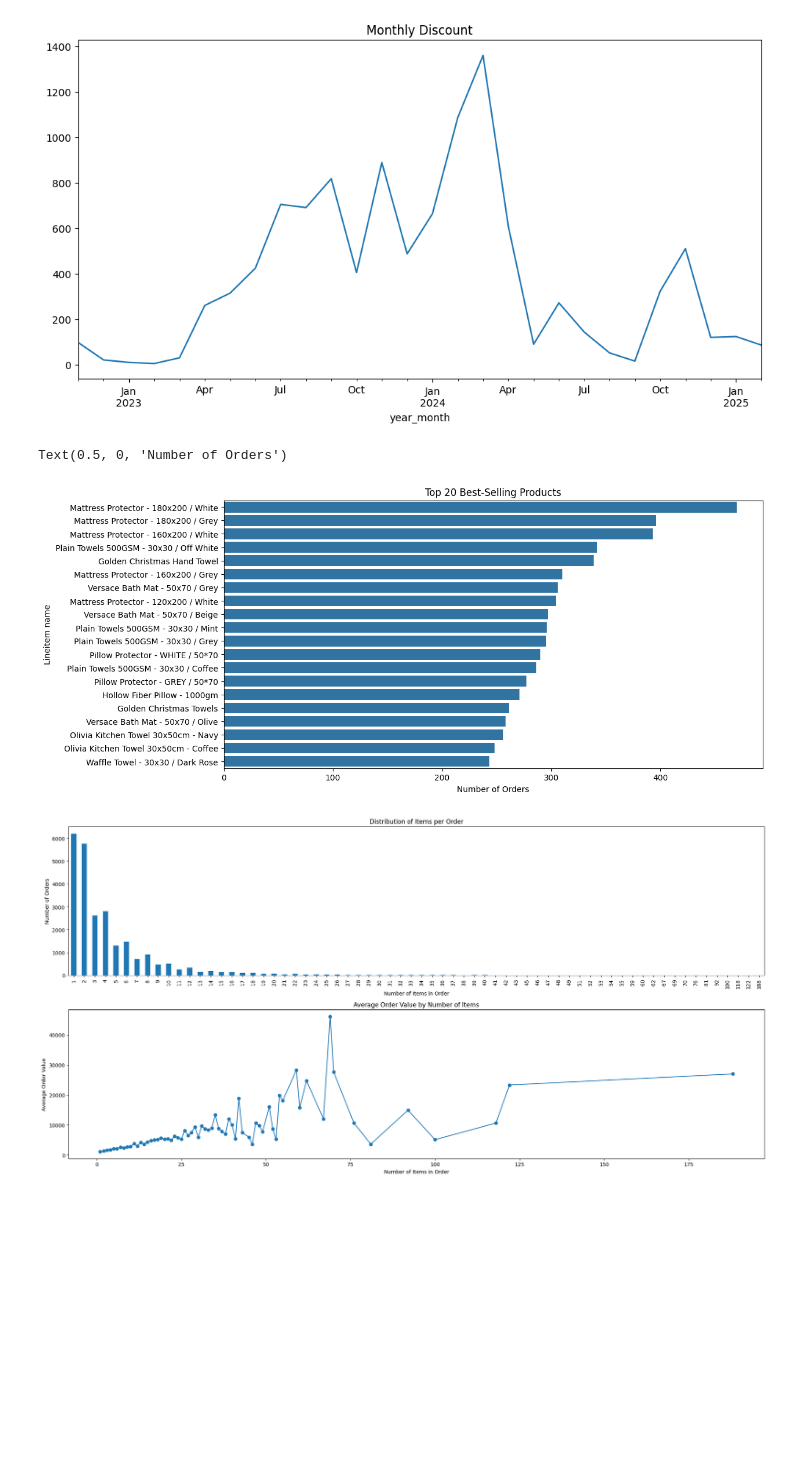
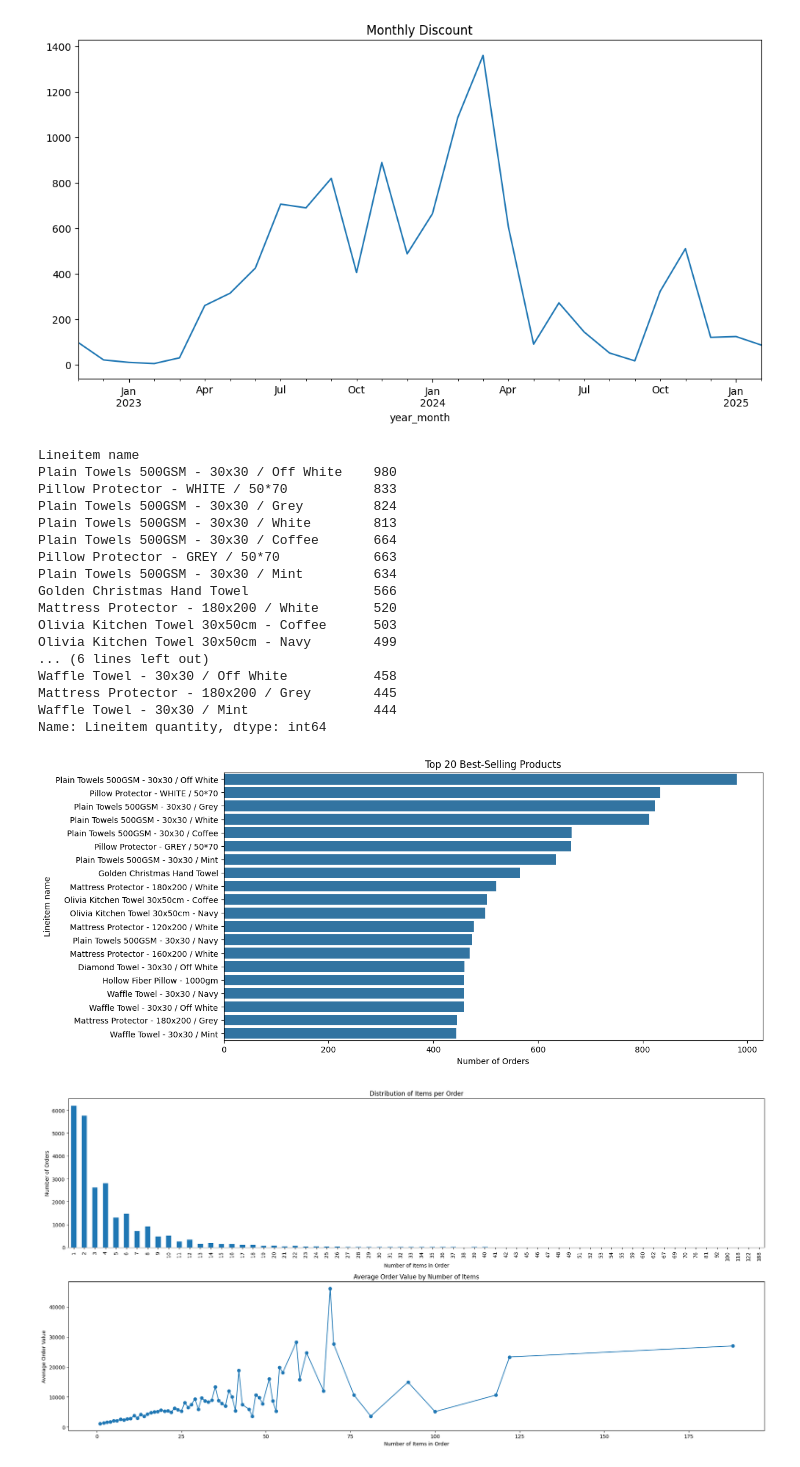
Before and after one commit to orchidhazemm/SalesForecasting_DemandPrediction, a Jupyter notebook: MC_EDA/EDA.ipynb, the cells around one changed output. Saved outputs shown, nothing was run; the diff lists cells and outputs as text; code cells hidden in the pictures; blank space fills up the shorter version.

```diff
--- a/MC_EDA/EDA.ipynb
+++ b/MC_EDA/EDA.ipynb
@@ -15,7 +16,7 @@ def count_items_in_order(lineitem_Qty):
 def get_holiday_name(date):
     return eg_holidays.get(date)
 # %%
-df = pd.read_csv('depi2_grouped.csv')
+df = pd.read_csv('depi_grouped.csv')
 # %% [markdown]
 # UNDERSTANDING THE DATA
 # %%
@@ -114,9 +116,11 @@ df.describe()
 | 75% | 2200.000000 | 60.000000 | 2230.000000 | 400.000000 | 0.000000 |
 | max | 54091.000000 | 703.000000 | 54091.000000 | 55837.340000 | 10150.000000 |
 # %%
-df['Created at'] = pd.to_datetime(df['Created at'])
+# df2 = pd.read
+df['Created at'] = pd.to_datetime(df['Created at'],format='%Y-%m-%d %H:%M:%S %z',utc=True)
+df['Created at'] = df['Created at'].dt.tz_convert(timezone('Etc/GMT-2'))
 
-
+df['hour'] = df['Created at'].dt.hour
 df['month'] = df['Created at'].dt.month
 
 df['day_of_week'] = df['Created at'].dt.day_name()
@@ -142,6 +146,7 @@ df['Lineitem price'] = df['Lineitem price'].str.split(',').apply(lambda x: [floa
 df['Lineitem name'] = df['Lineitem name'].str.split(',').apply(lambda x: [item.strip() for item in x])
 df['Lineitem quantity'] = df['Lineitem quantity'].str.split(',').apply(lambda x: [int(q) for q in x])
 df['Lineitem sku'] = df['Lineitem sku'].str.split(',').apply(lambda x: [sku.strip() for sku in x])
+df['Lineitem discount'] = df['Lineitem discount'].str.split(',').apply(lambda x: [float(d) for d in x])
 
 df['item_count']= df['Lineitem quantity'].apply(count_items_in_order)
 # %% [markdown]
@@ -206,18 +211,37 @@ plt.show()
 # %% [output]
 [figure]
 # %%
-# Create product frequency analysis
 all_products = df['Lineitem name'].explode()
-top_products = all_products.value_counts().head(20)
+all_products = pd.concat([all_products,df['Lineitem quantity'].explode()],axis=1)
+all_products['Lineitem quantity'] = pd.to_numeric(all_products['Lineitem quantity'], errors='coerce')
 
-# Visualize top products
+top_products = all_products.groupby('Lineitem name')['Lineitem quantity'].sum().sort_values(ascending=False).head(20)
+
+
 plt.figure(figsize=(12,6))
 sns.barplot(x=top_products.values, y=top_products.index)
 plt.title('Top 20 Best-Selling Products')
 plt.xlabel('Number of Orders')
+top_products
 # %% [output]
-Text(0.5, 0, 'Number of Orders')
+Lineitem name
+Plain Towels 500GSM - 30x30 / Off White    980
+Pillow Protector - WHITE / 50*70           833
+Plain Towels 500GSM - 30x30 / Grey         824
+Plain Towels 500GSM - 30x30 / White        813
+Plain Towels 500GSM - 30x30 / Coffee       664
+Pillow Protector - GREY / 50*70            663
+Plain Towels 500GSM - 30x30 / Mint         634
+Golden Christmas Hand Towel                566
+Mattress Protector - 180x200 / White       520
+Olivia Kitchen Towel 30x50cm - Coffee      503
+Olivia Kitchen Towel 30x50cm - Navy        499
+... (6 lines left out)
+Waffle Towel - 30x30 / Off White           458
+Mattress Protector - 180x200 / Grey        445
+Waffle Towel - 30x30 / Mint                444
+Name: Lineitem quantity, dtype: int64
-[figure, old version]
+[figure, new version]
 # %%
 plt.figure(figsize=(20, 10))
 # Distribution of order sizes
```
Also changed, not shown: parts of 9 cells of this notebook, 11 other files.
